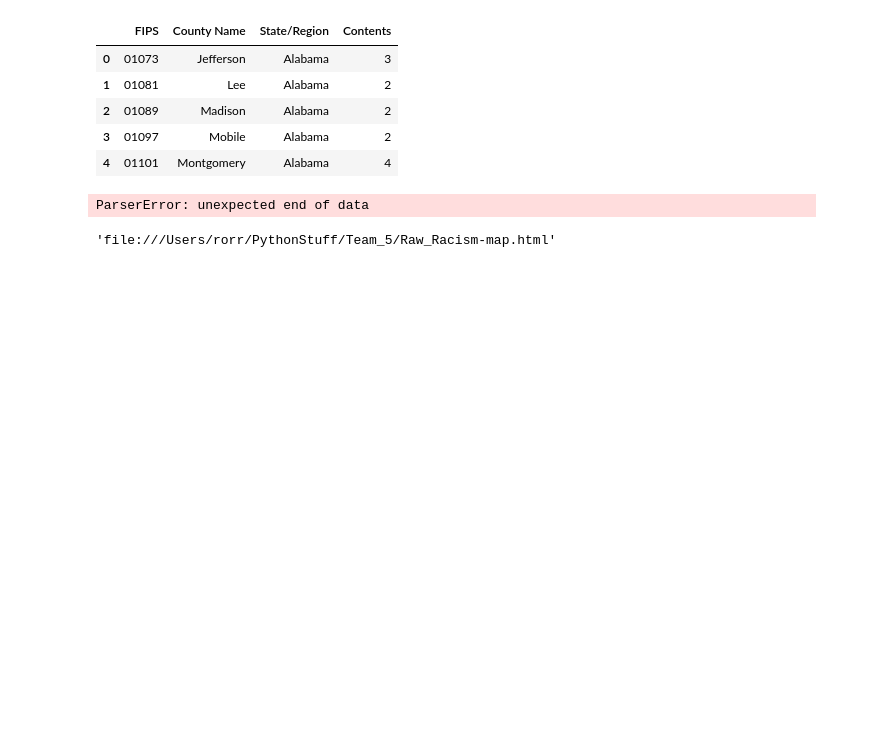
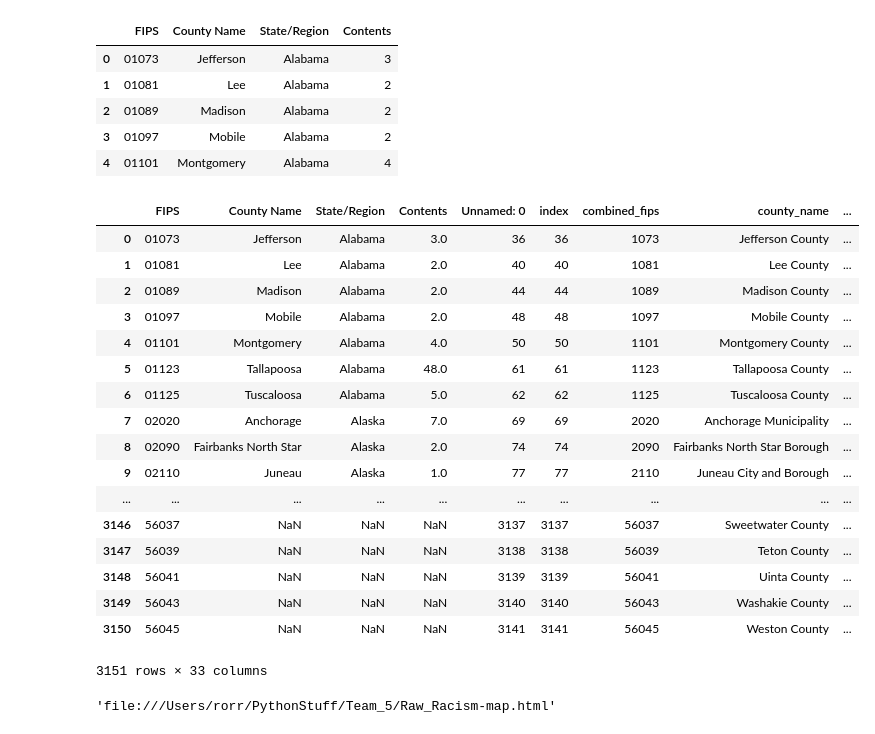
Before and after one commit to jmendiola84/Team_5, a Jupyter notebook: Tweets_1(Prejudice).ipynb, the cells around one changed output. Saved outputs shown, nothing was run; the diff lists cells and outputs as text; code cells hidden in the pictures; blank space fills up the shorter version.

```diff
--- a/Tweets_1(Prejudice).ipynb
+++ b/Tweets_1(Prejudice).ipynb
@@ -204,26 +204,45 @@ dtype: int64
 # %%
 dtype_dic= {'FIPS': str,
             'FIPS_block' : str}
 
 indicators = pd.read_csv('/Users/rorr/PythonStuff/Team_5/Resources/Census Resources/indicators.csv'
                          ,dtype = dtype_dic
                         )
 for (idx, row) in indicators.iterrows():
     fips_z = (row.loc['FIPS'])
     indicators.at[idx, 'FIPS'] = str(fips_z).zfill(5)
 
 census = pd.read_csv('/Users/rorr/PythonStuff/Team_5/Resources/Census Resources/census_immig.csv'
                          ,dtype = dtype_dic, engine='python'
                     )
 
 for (idx, row) in census.iterrows():
-    fips_z = (row.loc['FIPS'])
+    fips_z = (row.loc['combined_fips'])
     census.at[idx, 'FIPS'] = str(fips_z).zfill(5)
 
 merged_tweet1 = pd.merge(prejudice_df, census, on=["FIPS"], how="outer")
-merged_tweet1 = pd.merge(prejudice_df, merged_tweet1, on=["FIPS"], how="outer")
+#merged_tweet1 = pd.merge(merged_tweet1, merged_tweet1, on=["FIPS","County Name",'State/Region','Household Income',], how="outer")
+
+merged_tweet1
 # %% [output]
+|  | FIPS | County Name | State/Region | Contents | Unnamed: 0 | index | combined_fips | county_name | ... |
+| 0 | 01073 | Jefferson | Alabama | 3.0 | 36 | 36 | 1073 | Jefferson County | ... |
+| 1 | 01081 | Lee | Alabama | 2.0 | 40 | 40 | 1081 | Lee County | ... |
+| 2 | 01089 | Madison | Alabama | 2.0 | 44 | 44 | 1089 | Madison County | ... |
+| 3 | 01097 | Mobile | Alabama | 2.0 | 48 | 48 | 1097 | Mobile County | ... |
+| 4 | 01101 | Montgomery | Alabama | 4.0 | 50 | 50 | 1101 | Montgomery County | ... |
+| 5 | 01123 | Tallapoosa | Alabama | 48.0 | 61 | 61 | 1123 | Tallapoosa County | ... |
+| 6 | 01125 | Tuscaloosa | Alabama | 5.0 | 62 | 62 | 1125 | Tuscaloosa County | ... |
+| 7 | 02020 | Anchorage | Alaska | 7.0 | 69 | 69 | 2020 | Anchorage Municipality | ... |
+| 8 | 02090 | Fairbanks North Star | Alaska | 2.0 | 74 | 74 | 2090 | Fairbanks North Star Borough | ... |
+| 9 | 02110 | Juneau | Alaska | 1.0 | 77 | 77 | 2110 | Juneau City and Borough | ... |
+| ... | ... | ... | ... | ... | ... | ... | ... | ... | ... |
+| 3146 | 56037 | NaN | NaN | NaN | 3137 | 3137 | 56037 | Sweetwater County | ... |
+| 3147 | 56039 | NaN | NaN | NaN | 3138 | 3138 | 56039 | Teton County | ... |
+| 3148 | 56041 | NaN | NaN | NaN | 3139 | 3139 | 56041 | Uinta County | ... |
+| 3149 | 56043 | NaN | NaN | NaN | 3140 | 3140 | 56043 | Washakie County | ... |
+| 3150 | 56045 | NaN | NaN | NaN | 3141 | 3141 | 56045 | Weston County | ... |
-ParserError: unexpected end of data
+3151 rows × 33 columns
 # %%
 colorscale = ["#fff7ec","#fee8c8","#fdd49e","#fdbb84","#fc8d59","#ef6548","#d7301f","#b30000","#7f0000"]
 endpts = list(np.linspace(0, 40, len(colorscale) - 1))
```
